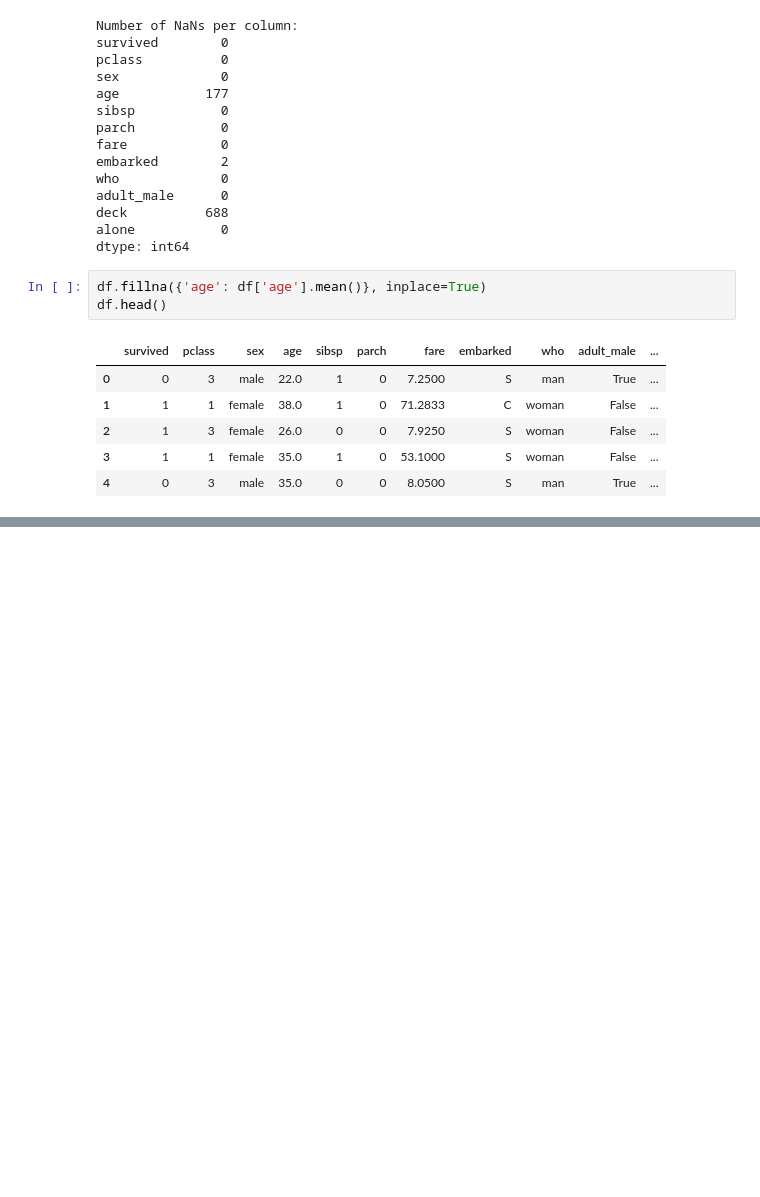
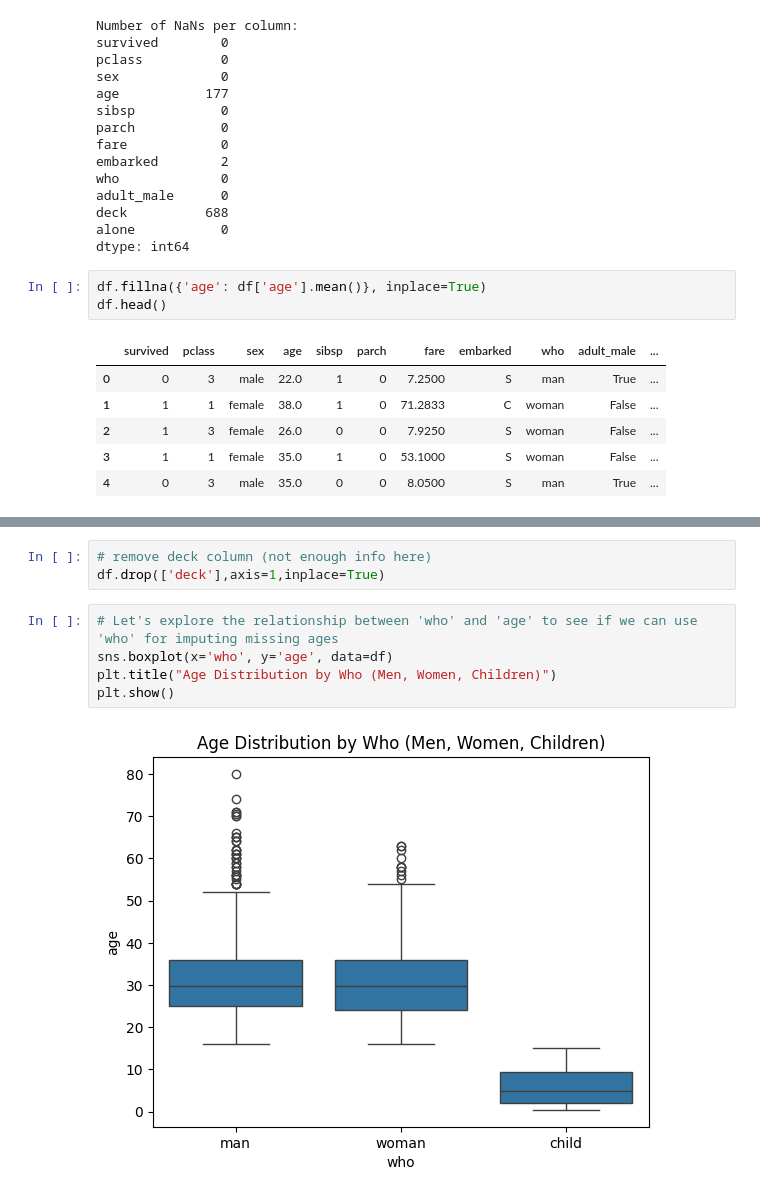
Before and after one commit to israr-ax/AI-Python, a Jupyter notebook: foundations/Titanic.ipynb, the cells around one changed output, grey strips where cells are left out. Drawn from its saved outputs; the diff is of its cells as text; blank space fills up the shorter version.

```diff
--- a/foundations/Titanic.ipynb
+++ b/foundations/Titanic.ipynb
@@ -179,0 +192,10 @@ df.head()
+# %%
+# remove deck column (not enough info here)
+df.drop(['deck'],axis=1,inplace=True)
+# %%
+# Let's explore the relationship between 'who' and 'age' to see if we can use 'who' for imputing missing ages
+sns.boxplot(x='who', y='age', data=df)
+plt.title("Age Distribution by Who (Men, Women, Children)")
+plt.show()
+# %% [output]
+[figure, added]
```
Also changed, not shown: parts of 1 cell of this notebook.
